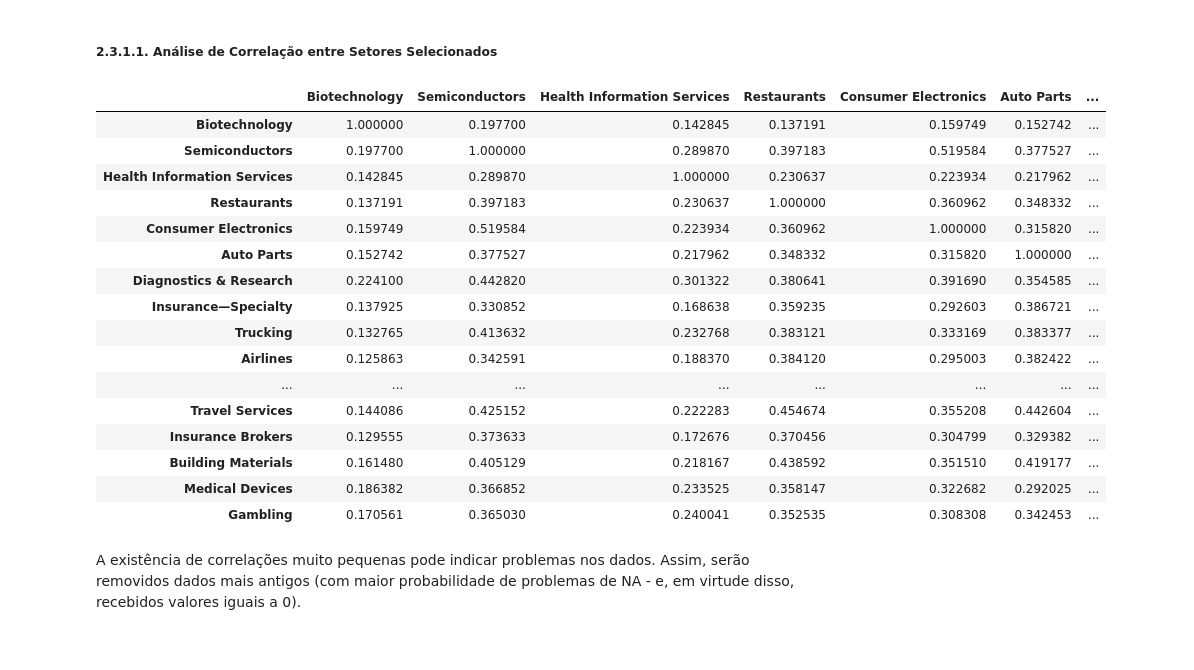
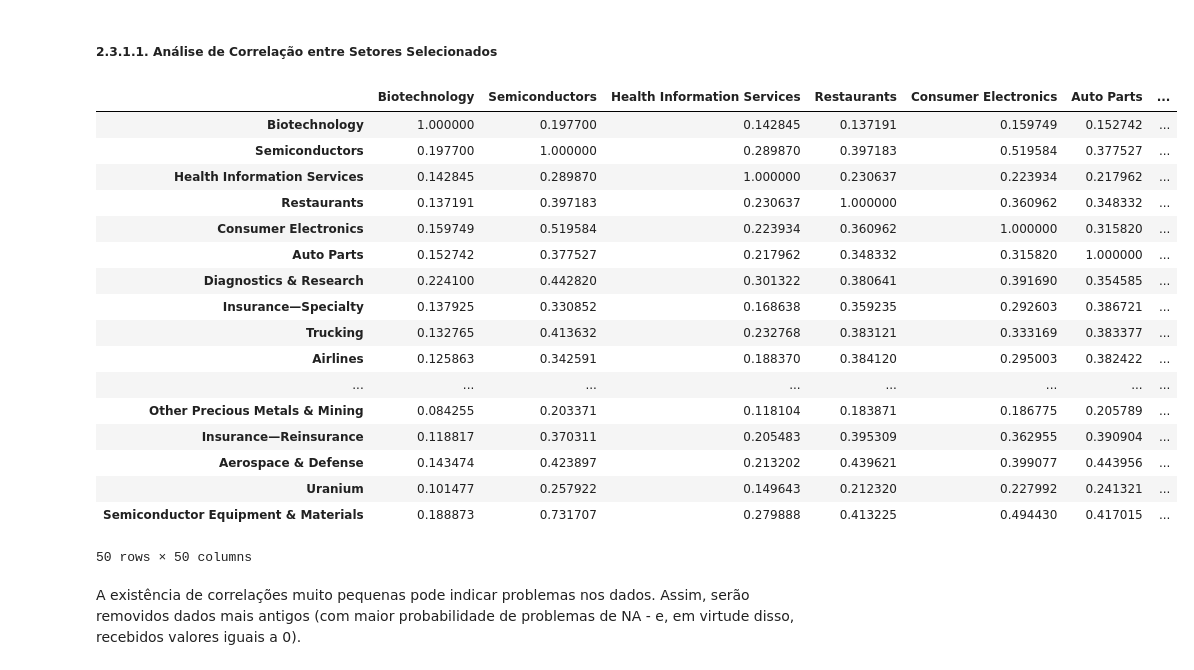
Before and after one commit to hevertonvalerio/Challenge-Bloomberg-Mack-AI, a Jupyter notebook: analise_setorial.ipynb, the cells around one changed output. Drawn from its saved outputs; the diff is of its cells as text; code cells hidden in the pictures.

```diff
--- a/analise_setorial.ipynb
+++ b/analise_setorial.ipynb
@@ -519,25 +519,26 @@ Name: count, dtype: int64
 # %% [markdown]
 ##### 2.3.1.1. Análise de Correlação entre Setores Selecionados
 # %%
-dados[lista_indices_adaptada['index'].value_counts()[:20].index].corr()
+dados[lista_indices_adaptada['index'].value_counts()[:50].index].corr()
 # %% [output]
 |  | Biotechnology | Semiconductors | Health Information Services | Restaurants | Consumer Electronics | Auto Parts | ... |
 | Biotechnology | 1.000000 | 0.197700 | 0.142845 | 0.137191 | 0.159749 | 0.152742 | ... |
 | Semiconductors | 0.197700 | 1.000000 | 0.289870 | 0.397183 | 0.519584 | 0.377527 | ... |
 | Health Information Services | 0.142845 | 0.289870 | 1.000000 | 0.230637 | 0.223934 | 0.217962 | ... |
 | Restaurants | 0.137191 | 0.397183 | 0.230637 | 1.000000 | 0.360962 | 0.348332 | ... |
 | Consumer Electronics | 0.159749 | 0.519584 | 0.223934 | 0.360962 | 1.000000 | 0.315820 | ... |
 | Auto Parts | 0.152742 | 0.377527 | 0.217962 | 0.348332 | 0.315820 | 1.000000 | ... |
 | Diagnostics & Research | 0.224100 | 0.442820 | 0.301322 | 0.380641 | 0.391690 | 0.354585 | ... |
 | Insurance—Specialty | 0.137925 | 0.330852 | 0.168638 | 0.359235 | 0.292603 | 0.386721 | ... |
 | Trucking | 0.132765 | 0.413632 | 0.232768 | 0.383121 | 0.333169 | 0.383377 | ... |
 | Airlines | 0.125863 | 0.342591 | 0.188370 | 0.384120 | 0.295003 | 0.382422 | ... |
 | ... | ... | ... | ... | ... | ... | ... | ... |
-| Travel Services | 0.144086 | 0.425152 | 0.222283 | 0.454674 | 0.355208 | 0.442604 | ... |
-| Insurance Brokers | 0.129555 | 0.373633 | 0.172676 | 0.370456 | 0.304799 | 0.329382 | ... |
-| Building Materials | 0.161480 | 0.405129 | 0.218167 | 0.438592 | 0.351510 | 0.419177 | ... |
-| Medical Devices | 0.186382 | 0.366852 | 0.233525 | 0.358147 | 0.322682 | 0.292025 | ... |
-| Gambling | 0.170561 | 0.365030 | 0.240041 | 0.352535 | 0.308308 | 0.342453 | ... |
+| Other Precious Metals & Mining | 0.084255 | 0.203371 | 0.118104 | 0.183871 | 0.186775 | 0.205789 | ... |
+| Insurance—Reinsurance | 0.118817 | 0.370311 | 0.205483 | 0.395309 | 0.362955 | 0.390904 | ... |
+| Aerospace & Defense | 0.143474 | 0.423897 | 0.213202 | 0.439621 | 0.399077 | 0.443956 | ... |
+| Uranium | 0.101477 | 0.257922 | 0.149643 | 0.212320 | 0.227992 | 0.241321 | ... |
+| Semiconductor Equipment & Materials | 0.188873 | 0.731707 | 0.279888 | 0.413225 | 0.494430 | 0.417015 | ... |
+50 rows × 50 columns
 # %% [markdown]
 A existência de correlações muito pequenas pode indicar problemas nos dados. Assim, serão removidos dados mais antigos (com maior probabilidade de problemas de NA - e, em virtude disso, recebidos valores iguais a 0).
 # %%
```
Also changed, not shown: parts of 4 cells of this notebook, 3 other files.
